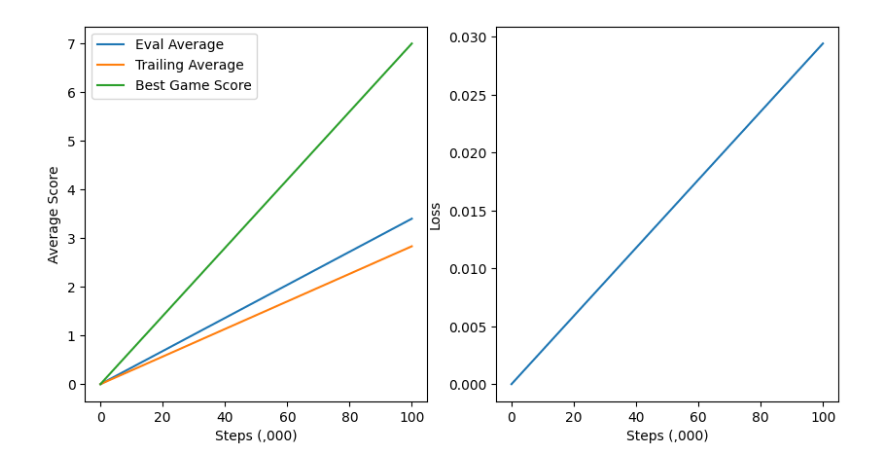
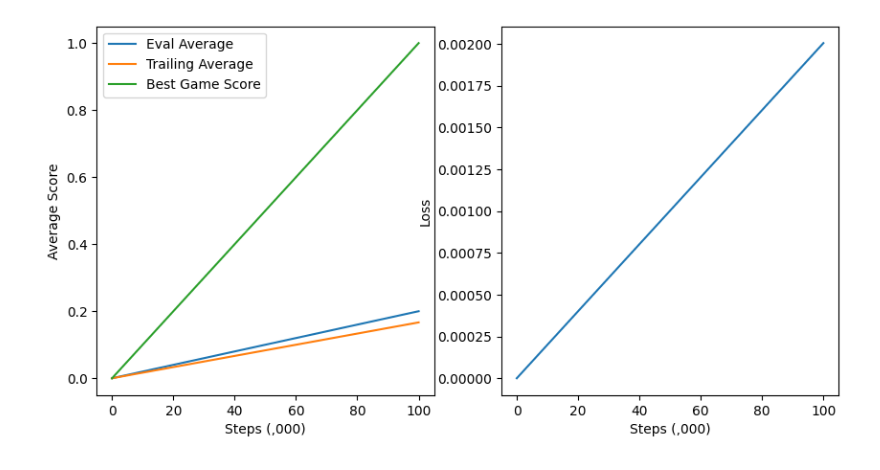
Before and after one commit to peterlasky/Rainbow_DQN, a Jupyter notebook: example.ipynb, the cells around one changed output. Cells and saved outputs as stored; diff of their text form; code cells hidden in the pictures.

```diff
--- a/example.ipynb
+++ b/example.ipynb
@@ -1,5 +1,5 @@
 # %%
-from dqn_agent import DQN
+from dqn_agent import DQNAgent as DQN
 
 import os
 os.environ['TF_CPP_MIN_LOG_LEVEL'] = '3'
@@ -16,34 +16,35 @@ p = dict(
     group_training_losses = True,
     data_plotting =         True,
 
-    screen_size=        42,
-    trailing_avg_trail= 40,
-    eval_interval=      100_000,
-    max_steps=          15_000_000,
-    record_interval=    5_000_000,
-    n_games_per_eval=   5,
-    pbar_update_interval= 800,
-    seed=               42
+    screen_size=            42,
+    trailing_avg_trail=     40,
+    eval_interval=          100_000,
+    max_steps=              20_000_000,
+    record_interval=        5_000_000,
+    n_games_per_eval=       5,
+    pbar_update_interval=   800,
+    seed=                   42,
+    n_envs =                32
     )
 # %%
 p.update(
-    name=               'rainbow - 20 envs',
-
+    name=               'rainbow - 20 envs',)
+'''
     doubleQ=            True,
     dueling=            True,
     noisy_linear=       True,
     categorical_DQN=    True,
     prioritized_replay= True,
     n_step_learning=    True,
     n_envs=             20,)
-
+'''
 
 dqn = DQN(p)
 
 dqn.train()
 names.append(dqn.filepaths.sub_dir)
 # %% [output]
-[figure, old version]
+[figure, new version]
 # %%
 ''' Vanilla DQN'''
 
```
Also changed, not shown: 12 other files.
